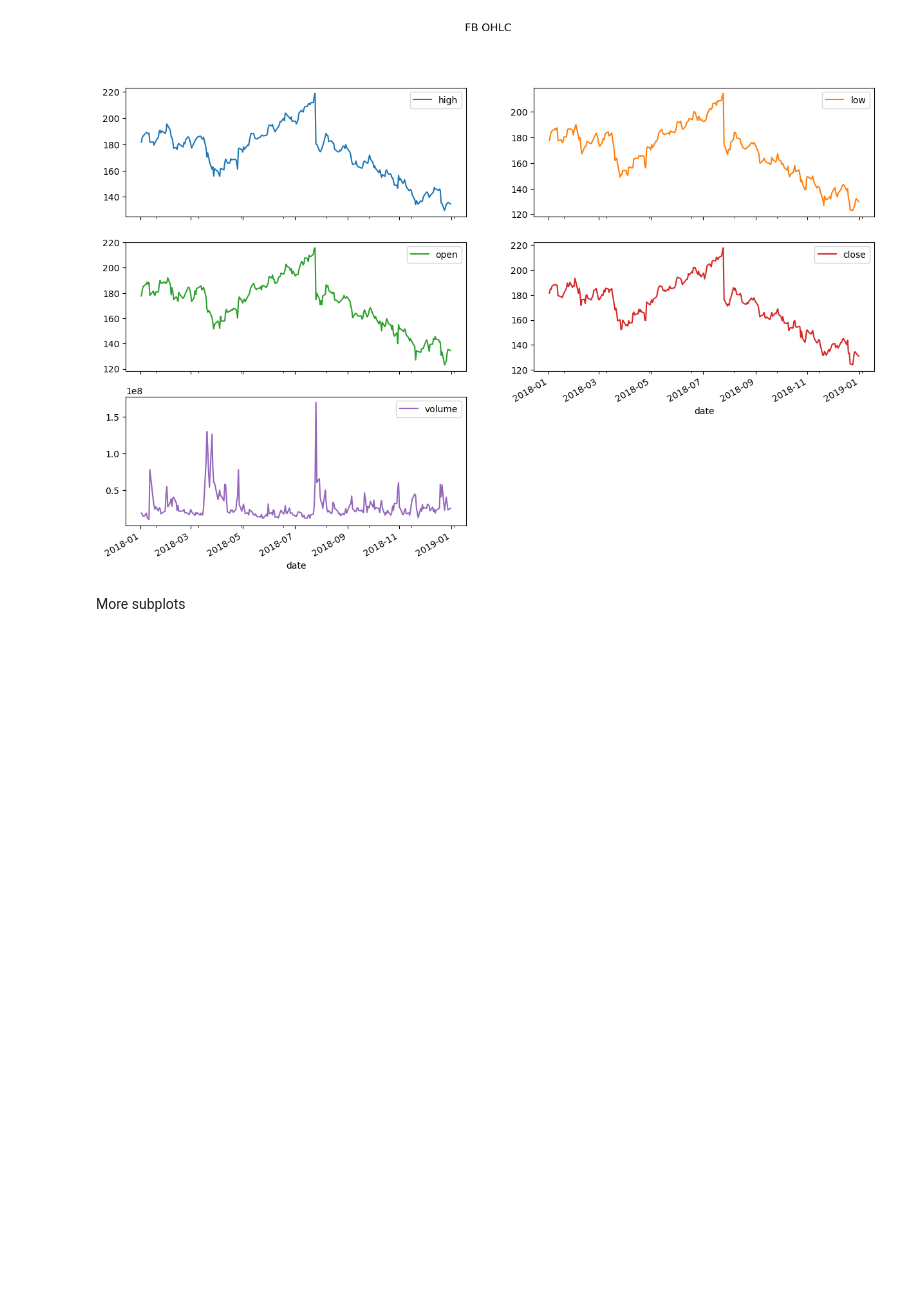
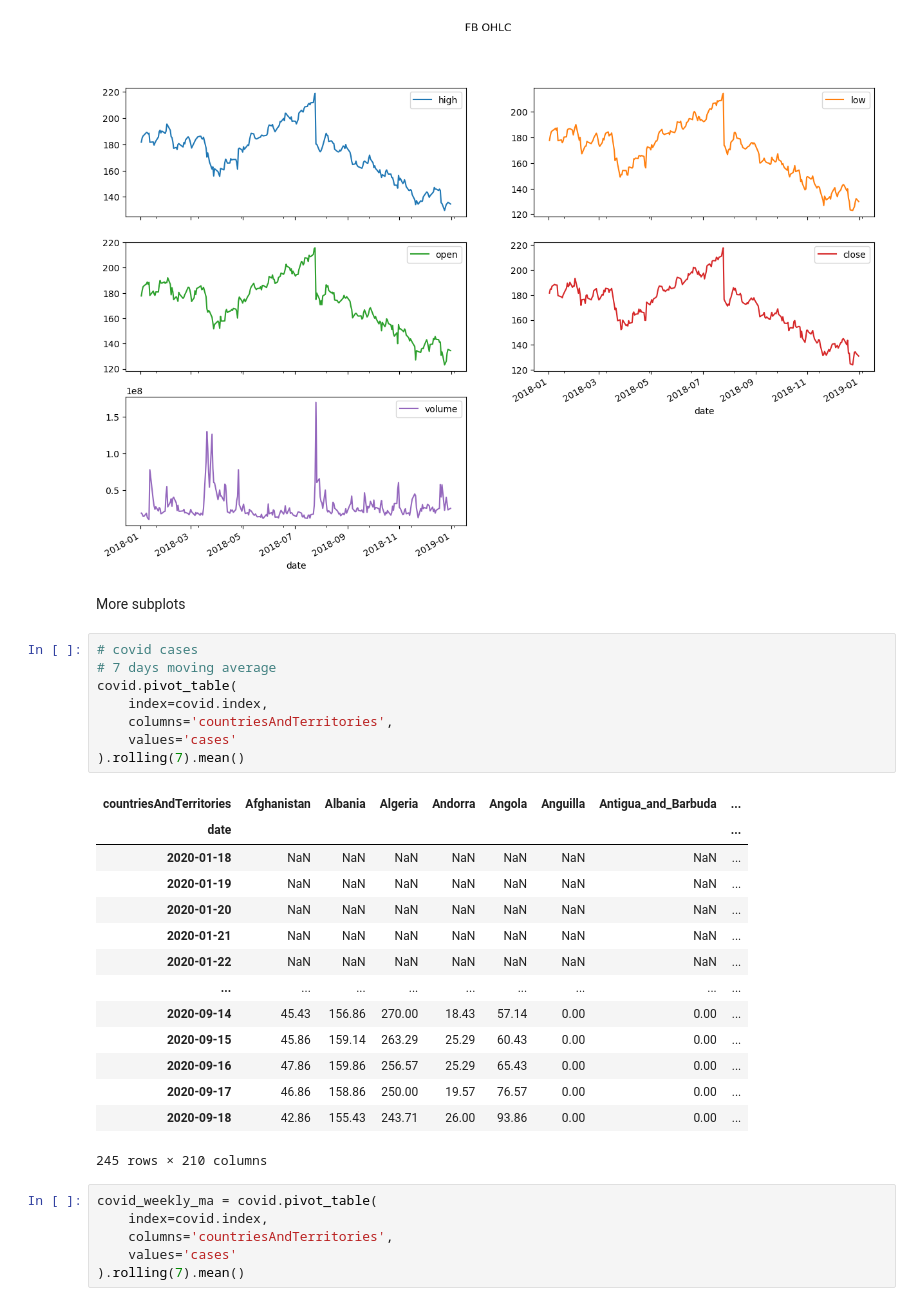
Before and after one commit to nadia-paz/ds-learning, a Jupyter notebook: data_analysis_pandas/11_pandas_viz.ipynb, the cells around one changed output. Saved outputs shown, nothing was run; the diff lists cells and outputs as text; blank space fills up the shorter version.

```diff
--- a/data_analysis_pandas/11_pandas_viz.ipynb
+++ b/data_analysis_pandas/11_pandas_viz.ipynb
@@ -99,3 +99,32 @@ plt.show()
 [figure]
 # %% [markdown]
 More subplots
+# %%
+# covid cases
+# 7 days moving average
+covid.pivot_table(
+    index=covid.index,
+    columns='countriesAndTerritories',
+    values='cases'
+).rolling(7).mean()
+# %% [output]
+| countriesAndTerritories | Afghanistan | Albania | Algeria | Andorra | Angola | Anguilla | Antigua_and_Barbuda | ... |
+| date |  |  |  |  |  |  |  | ... |
+| 2020-01-18 | NaN | NaN | NaN | NaN | NaN | NaN | NaN | ... |
+| 2020-01-19 | NaN | NaN | NaN | NaN | NaN | NaN | NaN | ... |
+| 2020-01-20 | NaN | NaN | NaN | NaN | NaN | NaN | NaN | ... |
+| 2020-01-21 | NaN | NaN | NaN | NaN | NaN | NaN | NaN | ... |
+| 2020-01-22 | NaN | NaN | NaN | NaN | NaN | NaN | NaN | ... |
+| ... | ... | ... | ... | ... | ... | ... | ... | ... |
+| 2020-09-14 | 45.43 | 156.86 | 270.00 | 18.43 | 57.14 | 0.00 | 0.00 | ... |
+| 2020-09-15 | 45.86 | 159.14 | 263.29 | 25.29 | 60.43 | 0.00 | 0.00 | ... |
+| 2020-09-16 | 47.86 | 159.86 | 256.57 | 25.29 | 65.43 | 0.00 | 0.00 | ... |
+| 2020-09-17 | 46.86 | 158.86 | 250.00 | 19.57 | 76.57 | 0.00 | 0.00 | ... |
+| 2020-09-18 | 42.86 | 155.43 | 243.71 | 26.00 | 93.86 | 0.00 | 0.00 | ... |
+245 rows × 210 columns
+# %%
+covid_weekly_ma = covid.pivot_table(
+    index=covid.index,
+    columns='countriesAndTerritories',
+    values='cases'
+).rolling(7).mean()
```
Also changed, not shown: parts of 2 cells of this notebook.
